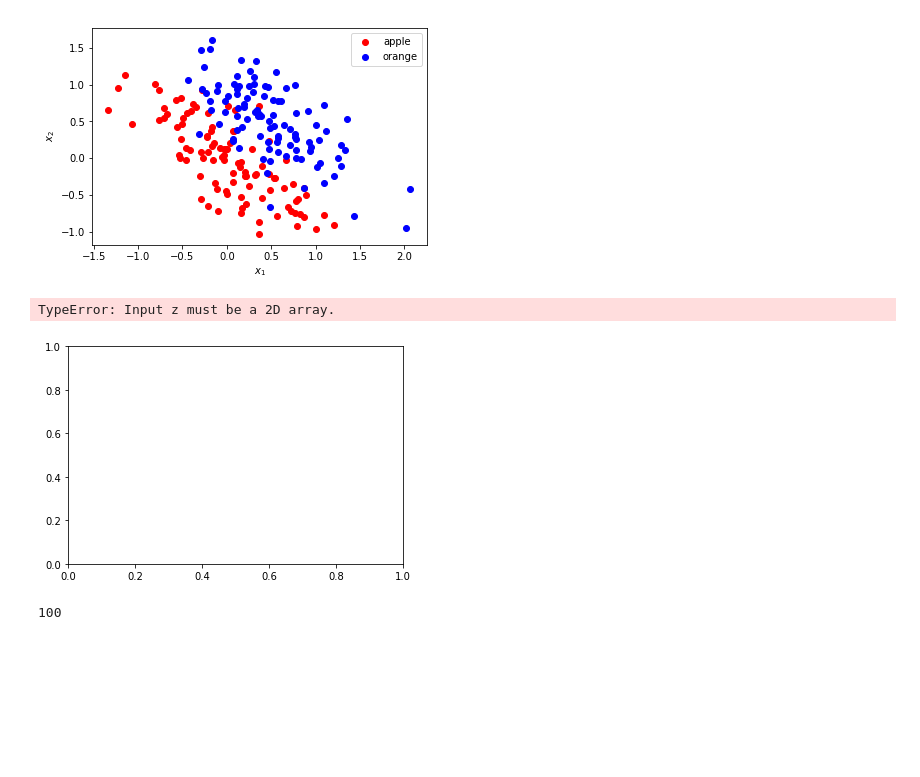
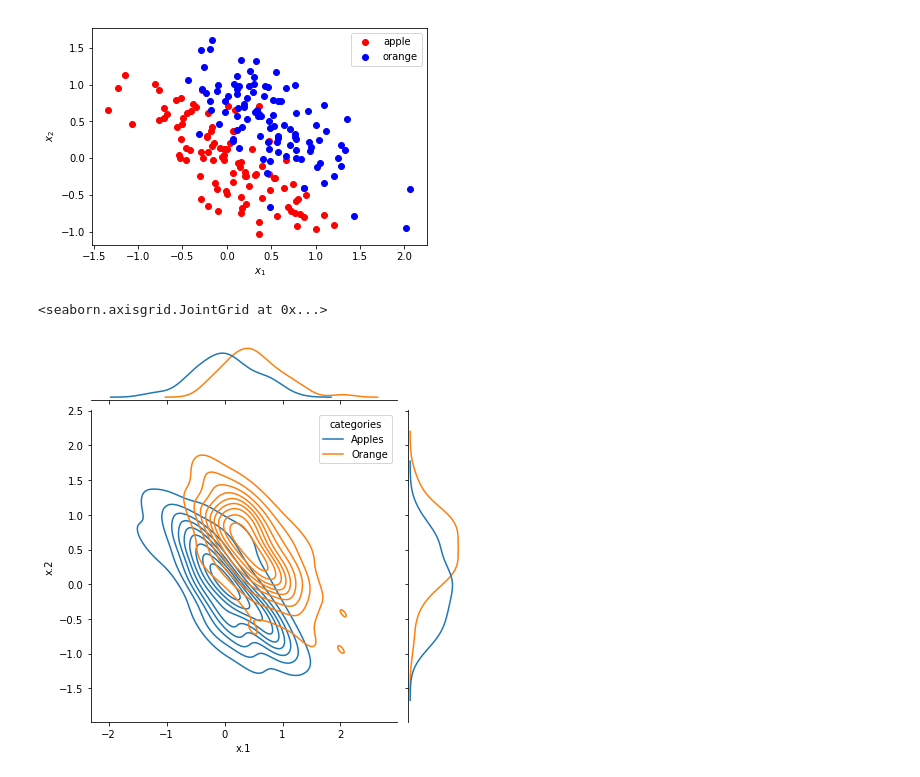
Before and after one commit to juanangd/TU_BERLIN, a Jupyter notebook: MI1-WS20:21/Exercise00/Exercise00.ipynb, the cells around one changed output. Drawn from its saved outputs; the diff is of its cells as text; code cells hidden in the pictures; blank space fills up the shorter version.

```diff
--- a/MI1-WS20:21/Exercise00/Exercise00.ipynb
+++ b/MI1-WS20:21/Exercise00/Exercise00.ipynb
@@ -56,15 +56,9 @@ plt.legend()
 # %% [output]
 <matplotlib.legend.Legend at 0x...>
 [figure]
-# %%
-sample= x.size
-plt.figure()
-plt.contour(x[y==0,0], x[y==0,1], x[y==0, 0].size/y.size,x[y==0, 1].size/y.size )
-plt.show()
-# %% [output]
-TypeError: Input z must be a 2D array.
-[figure, removed]
-# %%
-x[y==1, 1].size
-# %% [output]
-100
+# %%
+import pandas as pd
+df = pd.read_csv("applesOranges.csv")
+df.loc[df.y == 0, 'y'] = "Apples"
+df.loc[df.y == 1, 'y'] = "Orange"
+df= df.rename(columns = {'y': 'categories'})
@@ -70,0 +67,9 @@ x[y==1, 1].size
+# %%
+sns.jointplot(
+    data=df,
+    x="x.1", y="x.2", hue="categories",
+    kind="kde"
+)
+# %% [output]
+<seaborn.axisgrid.JointGrid at 0x...>
+[figure, added]
```
Also changed, not shown: parts of 6 cells of this notebook.
